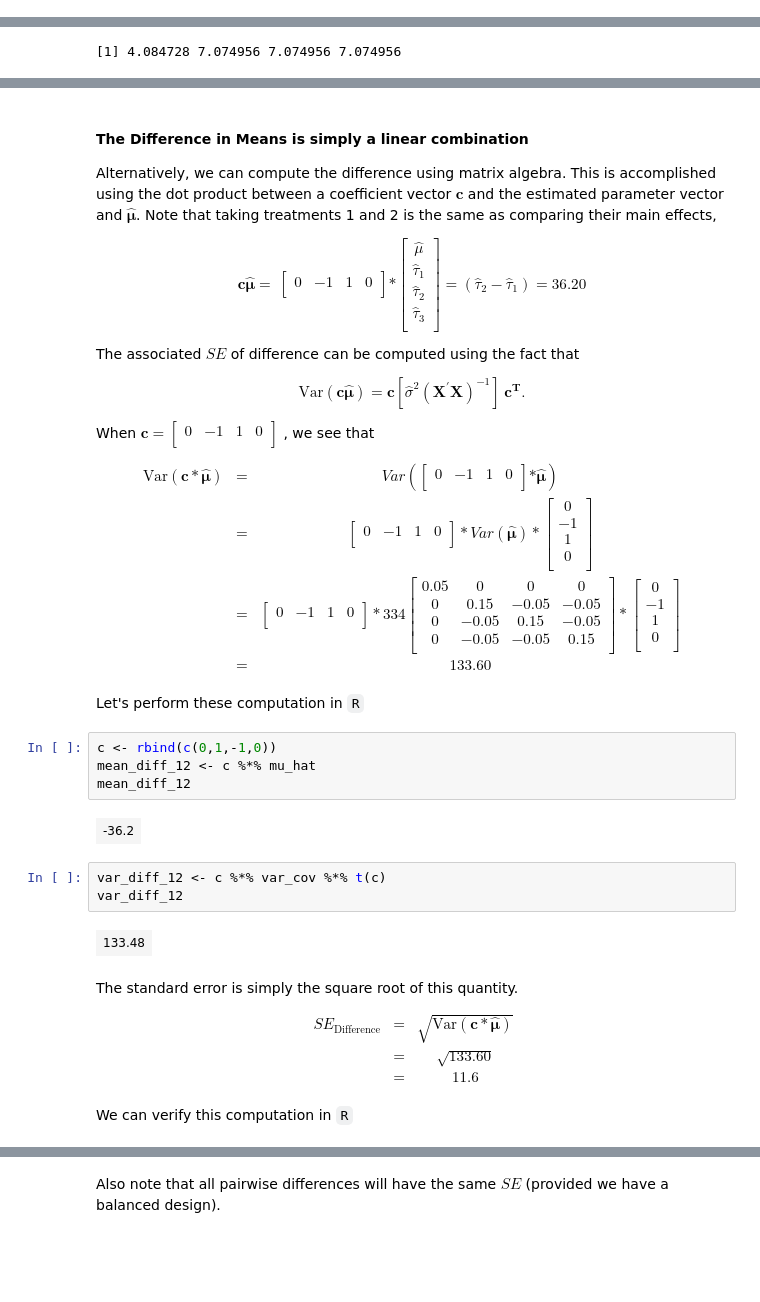
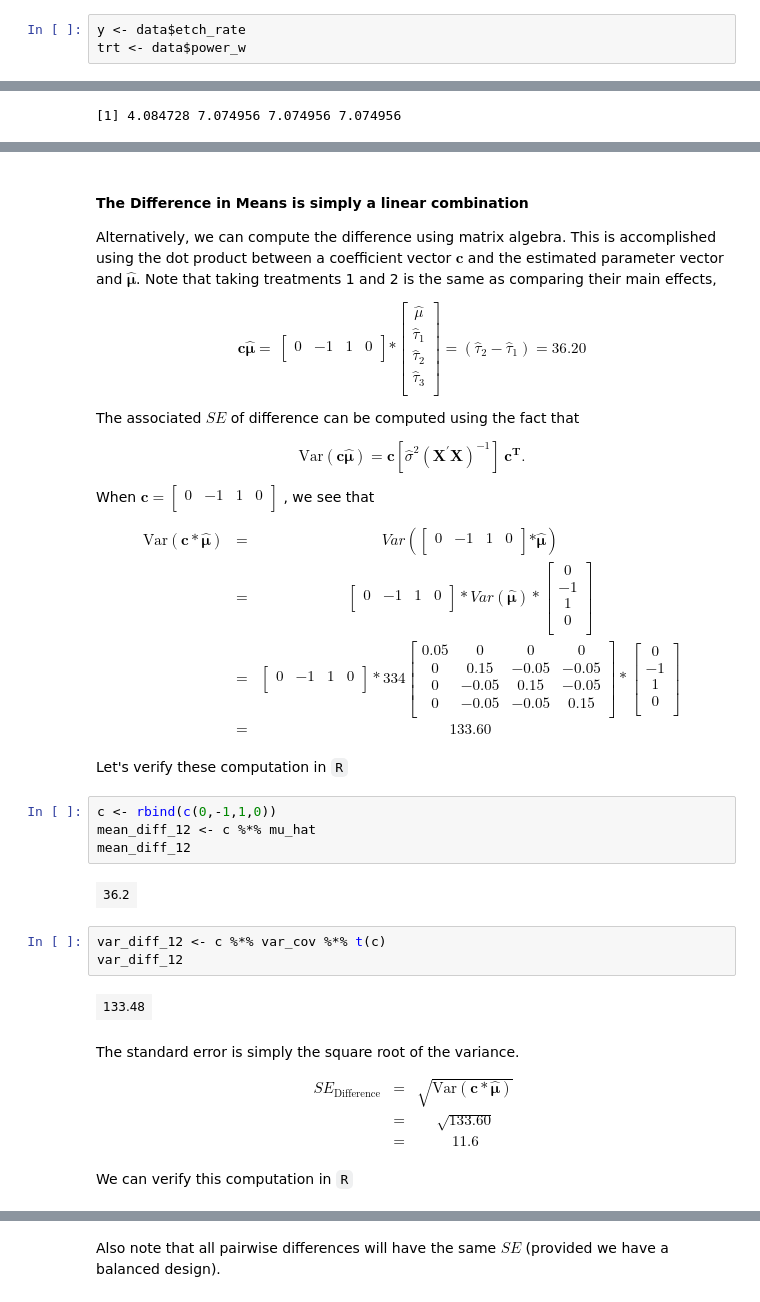
Before and after one commit to yardsale8/STAT321, a Jupyter notebook: the_statistical_model.ipynb, the cells around one changed output, grey strips where cells are left out. Cells and saved outputs as stored; diff of their text form; blank space fills up the shorter version.

```diff
--- a/the_statistical_model.ipynb
+++ b/the_statistical_model.ipynb
@@ -36,0 +23,3 @@ boxplot(etch_rate~power_w, data)
+# %%
+y <- data$etch_rate
+trt <- data$power_w
@@ -823,20 +895,20 @@ $$\begin{matrix}
  & \mathbf{=} & 133.60 \\
 \end{matrix}$$
 
-Let's perform these computation in `R`
+Let's verify these computation in `R`
 # %%
-c <- rbind(c(0,1,-1,0))
+c <- rbind(c(0,-1,1,0))
 mean_diff_12 <- c %*% mu_hat
 mean_diff_12
 # %% [output]
-| -36.2 |
+| 36.2 |
 # %%
 var_diff_12 <- c %*% var_cov %*% t(c)
 var_diff_12
 # %% [output]
 | 133.48 |
 # %% [markdown]
-The standard error is simply the square root of this quantity.
+The standard error is simply the square root of the variance.
 
 $$\ \begin{matrix}
 SE_{\text{Difference}} & = & \sqrt{\text{Var}\left( \mathbf{c}*\widehat{\mathbf{\mu}} \right)} \\
```
Also changed, not shown: parts of 37 cells of this notebook, 3 other files.
